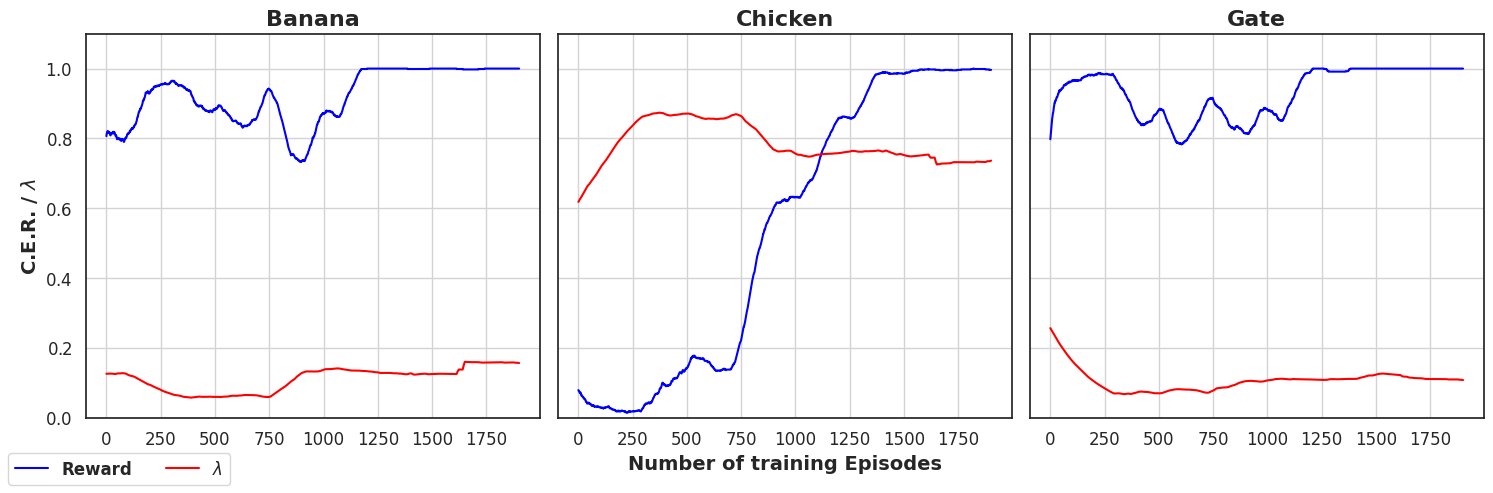
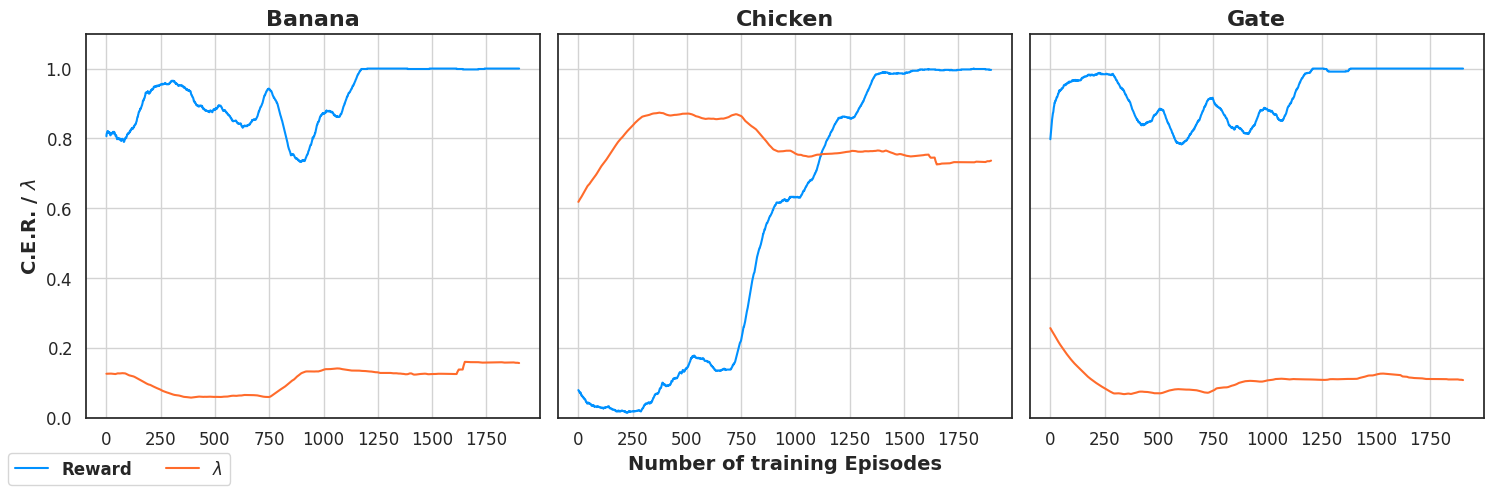
Unified diff of the notebook cell whose output changed from the first chart to the second:
--- before
+++ after
@@ -11,5 +11,5 @@
         mean,
         label="Reward",
-        color="blue",
+        color="#0091FF",
     )
     
@@ -18,5 +18,5 @@
         lambda_,
         label="$\lambda$",
-        color="red",
+        color="#FF6B2B",
     )
     axs[i].set_title(f"{comp.title()}")
@@ -29,3 +29,3 @@
 plt.tight_layout()
 plt.gca().yaxis.set_major_formatter(FORMATTER)
-# plt.savefig("ChickenBanana/reward-lambda-dylam.pdf", format="pdf")
+plt.savefig("ChickenBanana/reward-lambda-dylam.pdf", format="pdf")

Commit: FEAT: repainting